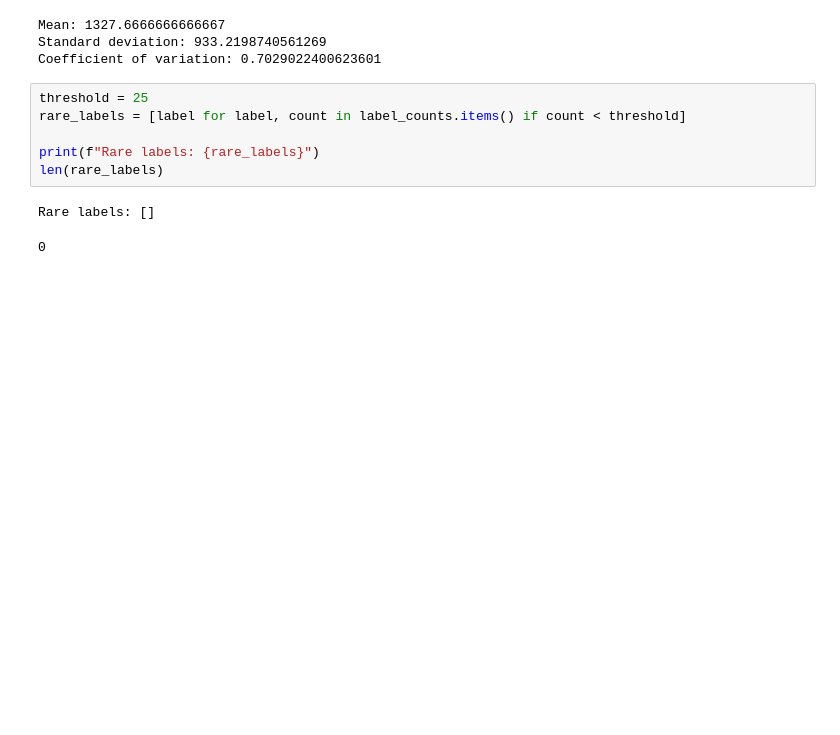
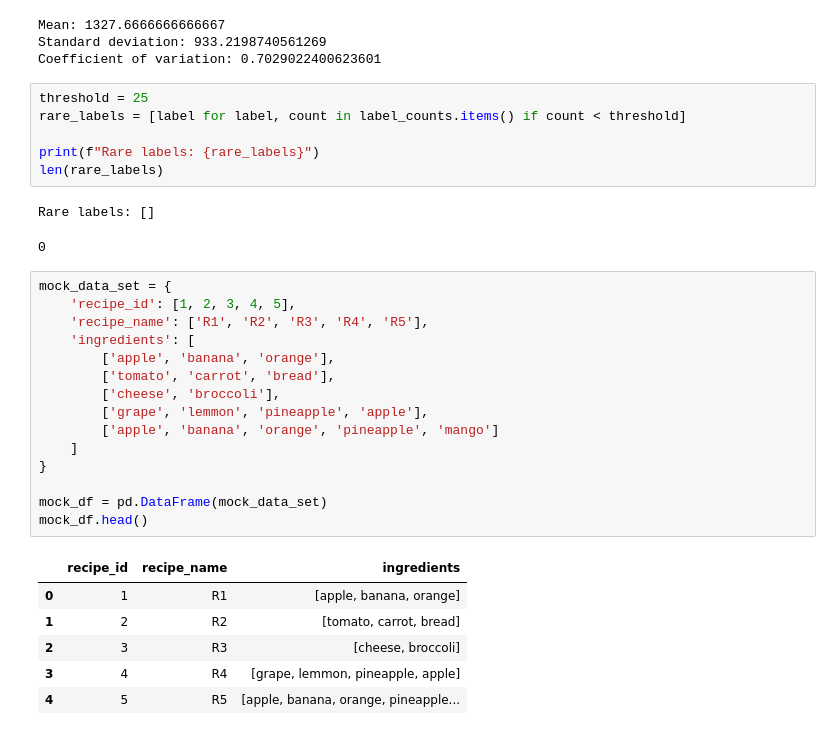
Before and after one commit to MGonza20/ProyectoFinal_DeepLearning, a Jupyter notebook: multi_approach.ipynb, the cells around one changed output. Cells and saved outputs as stored; diff of their text form; blank space fills up the shorter version.

```diff
--- a/multi_approach.ipynb
+++ b/multi_approach.ipynb
@@ -233,3 +227,25 @@ len(rare_labels)
 # %% [output]
 Rare labels: []
 0
+# %%
+mock_data_set = {
+    'recipe_id': [1, 2, 3, 4, 5],
+    'recipe_name': ['R1', 'R2', 'R3', 'R4', 'R5'],
+    'ingredients': [
+        ['apple', 'banana', 'orange'],
+        ['tomato', 'carrot', 'bread'],
+        ['cheese', 'broccoli'],
+        ['grape', 'lemmon', 'pineapple', 'apple'],
+        ['apple', 'banana', 'orange', 'pineapple', 'mango']
+    ]
+}
+
+mock_df = pd.DataFrame(mock_data_set)
+mock_df.head()
+# %% [output]
+|  | recipe_id | recipe_name | ingredients |
+| 0 | 1 | R1 | [apple, banana, orange] |
+| 1 | 2 | R2 | [tomato, carrot, bread] |
+| 2 | 3 | R3 | [cheese, broccoli] |
+| 3 | 4 | R4 | [grape, lemmon, pineapple, apple] |
+| 4 | 5 | R5 | [apple, banana, orange, pineapple... |
```
Also changed, not shown: parts of 7 cells of this notebook.
